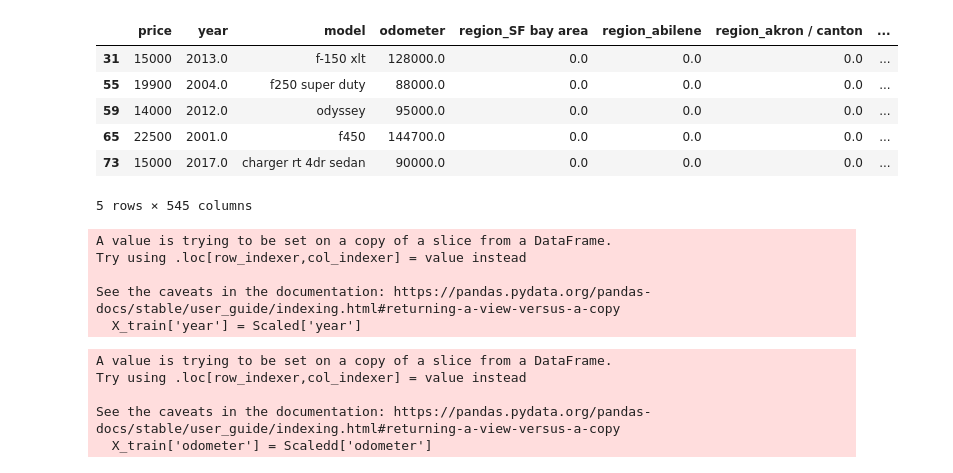
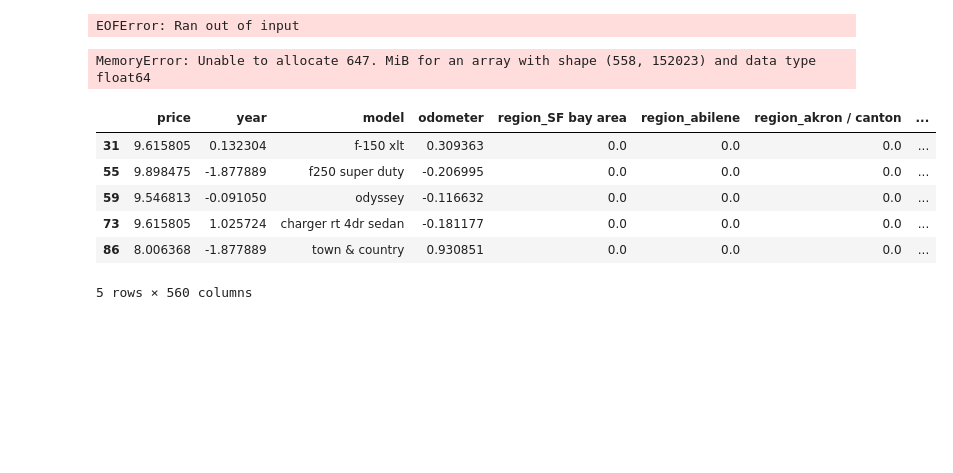
Before and after one commit to RogerPineda13/Car_Pricing_Calculator_App, a Jupyter notebook: LinearRegressionNotebook.ipynb, the cells around one changed output. Cells and saved outputs as stored; diff of their text form; code cells hidden in the pictures; blank space fills up the shorter version.

```diff
--- a/LinearRegressionNotebook.ipynb
+++ b/LinearRegressionNotebook.ipynb
@@ -128,3 +15,8 @@ memory usage: 23.6+ MB
+# %%
+with open('cars_witthout_drive_size_paint_NaN.pkl', 'rb') as carpickles:
+    cars_limited_df=pickle.load(carpickles)
+# %% [output]
+EOFError: Ran out of input
 # %%
 ohe=OneHotEncoder(categories='auto', sparse=False, drop='first')
 ss=StandardScaler()
@@ -157,13 +51,30 @@ df_4 = pd.concat([df_3,a,b,d,e,f,g,h,i,j,k], axis=1)
 # %%
-df_4.drop(['region', 'manufacturer','condition', 'cylinders', 'fuel', 'title_status', 'transmission', 'size','type', 'state'], axis=1, inplace=True)
+df_final1.drop(['drive','region', 'manufacturer', 'condition', 'cylinders', 'fuel', 'title_status', 'transmission', 'size', 'type', 'state', 'paint_color'], axis=1, inplace=True)
+# %% [output]
+MemoryError: Unable to allocate 647. MiB for an array with shape (558, 152023) and data type float64
+# %%
+col_ss = ['year']
+ss = StandardScaler()
+Scaled = ss.fit_transform(df_final1[col_ss])
+Scaled = pd.DataFrame(Scaled, index=df_final1.index)
+Scaled.columns = col_ss
+df_final1['year'] = Scaled['year']
+# %%
+col_sss = ['odometer']
+Scaledd = ss.fit_transform(df_final1[col_sss])
+Scaledd = pd.DataFrame(Scaledd, index=df_final1.index)
+Scaledd.columns = col_sss
+df_final1['odometer'] = Scaledd['odometer']
+# %%
+df_final1['price'] = np.log(df_final1['price'])
 # %%
-df_4.head()
+df_final1.head()
 # %% [output]
 |  | price | year | model | odometer | region_SF bay area | region_abilene | region_akron / canton | ... |
-| 31 | 15000 | 2013.0 | f-150 xlt | 128000.0 | 0.0 | 0.0 | 0.0 | ... |
-| 55 | 19900 | 2004.0 | f250 super duty | 88000.0 | 0.0 | 0.0 | 0.0 | ... |
-| 59 | 14000 | 2012.0 | odyssey | 95000.0 | 0.0 | 0.0 | 0.0 | ... |
-| 65 | 22500 | 2001.0 | f450 | 144700.0 | 0.0 | 0.0 | 0.0 | ... |
-| 73 | 15000 | 2017.0 | charger rt 4dr sedan | 90000.0 | 0.0 | 0.0 | 0.0 | ... |
+| 31 | 9.615805 | 0.132304 | f-150 xlt | 0.309363 | 0.0 | 0.0 | 0.0 | ... |
+| 55 | 9.898475 | -1.877889 | f250 super duty | -0.206995 | 0.0 | 0.0 | 0.0 | ... |
+| 59 | 9.546813 | -0.091050 | odyssey | -0.116632 | 0.0 | 0.0 | 0.0 | ... |
+| 73 | 9.615805 | 1.025724 | charger rt 4dr sedan | -0.181177 | 0.0 | 0.0 | 0.0 | ... |
+| 86 | 8.006368 | -1.877889 | town & country | 0.930851 | 0.0 | 0.0 | 0.0 | ... |
-5 rows × 545 columns
+5 rows × 560 columns
 # %%
@@ -172,28 +83,4 @@ y= df_4['price']
 X_train, X_test, y_train, y_test = train_test_split(X, y, test_size=0.2, random_state=42)
-# %%
-col_ss = ['year']
-Scaled = ss.fit_transform(X_train[col_ss])
-Scaled = pd.DataFrame(Scaled, index=X_train.index)
-Scaled.columns = col_ss
-X_train['year'] = Scaled['year']
-# %% [output]
-A value is trying to be set on a copy of a slice from a DataFrame.
-Try using .loc[row_indexer,col_indexer] = value instead
-
-See the caveats in the documentation: https://pandas.pydata.org/pandas-docs/stable/user_guide/indexing.html#returning-a-view-versus-a-copy
-  X_train['year'] = Scaled['year']
-# %%
-col_sss = ['odometer']
-Scaledd = ss.fit_transform(X_train[col_sss])
-Scaledd = pd.DataFrame(Scaledd, index=X_train.index)
-Scaledd.columns = col_sss
-X_train['odometer'] = Scaledd['odometer']
-# %% [output]
-A value is trying to be set on a copy of a slice from a DataFrame.
-Try using .loc[row_indexer,col_indexer] = value instead
-
-See the caveats in the documentation: https://pandas.pydata.org/pandas-docs/stable/user_guide/indexing.html#returning-a-view-versus-a-copy
-  X_train['odometer'] = Scaledd['odometer']
 # %%
 SimpleLinearRegression = LinearRegression()
 SimpleLinearRegression.fit(X_train, y_train)
```
Also changed, not shown: parts of 47 cells of this notebook, 3 other files.
